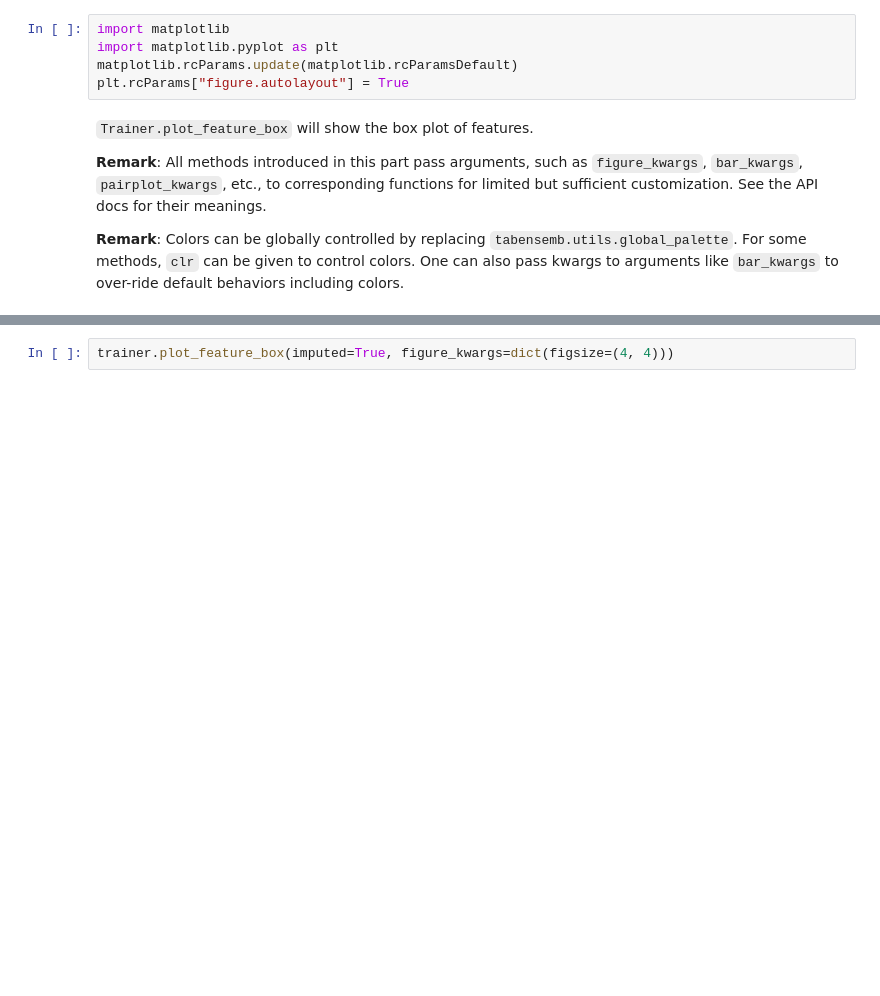
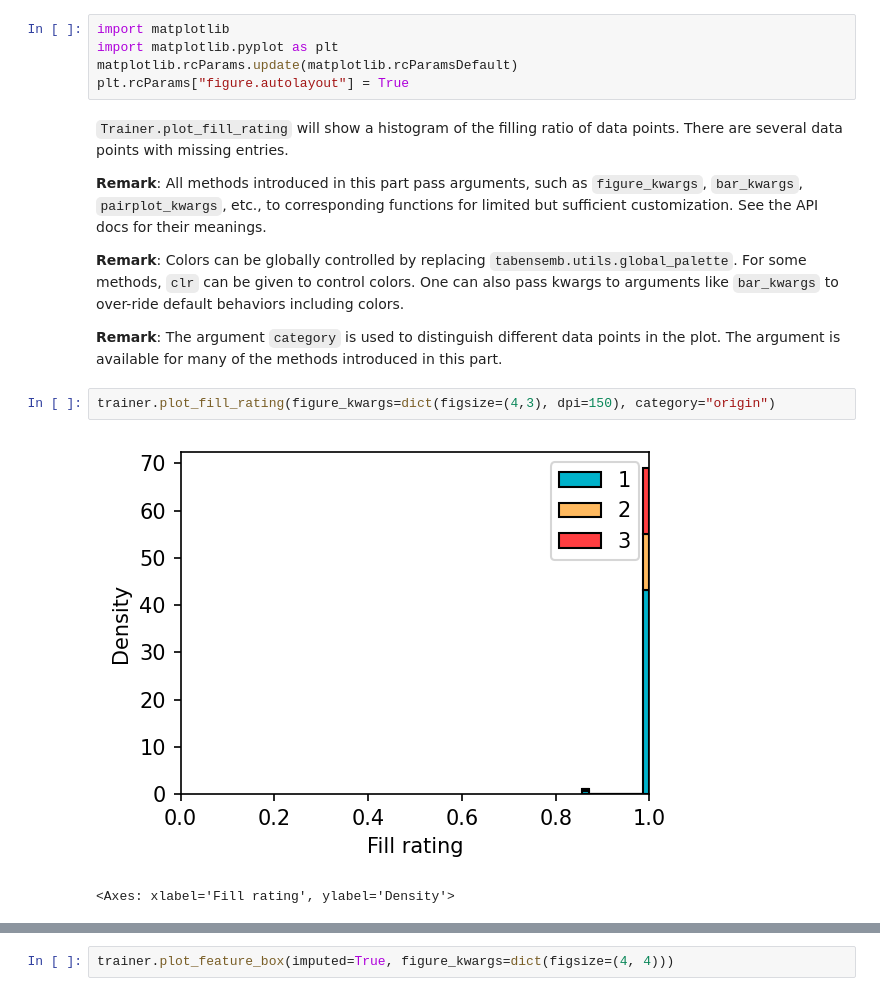
Before and after one commit to Luwen-Zhang/tabular_ensemble, a Jupyter notebook: docs/source/examples/get_started/plotting.ipynb, the cells around one changed output, grey strips where cells are left out. Drawn from its saved outputs; the diff is of its cells as text; blank space fills up the shorter version.

```diff
--- a/docs/source/examples/get_started/plotting.ipynb
+++ b/docs/source/examples/get_started/plotting.ipynb
@@ -66,8 +66,15 @@ import matplotlib.pyplot as plt
 matplotlib.rcParams.update(matplotlib.rcParamsDefault)
 plt.rcParams["figure.autolayout"] = True
 # %% [markdown]
-`Trainer.plot_feature_box` will show the box plot of features.
+`Trainer.plot_fill_rating` will show a histogram of the filling ratio of data points. There are several data points with missing entries.
 
 **Remark**: All methods introduced in this part pass arguments, such as `figure_kwargs`, `bar_kwargs`, `pairplot_kwargs`, etc., to corresponding functions for limited but sufficient customization. See the API docs for their meanings.
 
 **Remark**: Colors can be globally controlled by replacing `tabensemb.utils.global_palette`. For some methods, `clr` can be given to control colors. One can also pass kwargs to arguments like `bar_kwargs` to over-ride default behaviors including colors.
+
+**Remark**: The argument `category` is used to distinguish different data points in the plot. The argument is available for many of the methods introduced in this part.
+# %%
+trainer.plot_fill_rating(figure_kwargs=dict(figsize=(4,3), dpi=150), category="origin")
+# %% [output]
+[figure, added]
+<Axes: xlabel='Fill rating', ylabel='Density'>
```
Also changed, not shown: parts of 23 cells of this notebook.
